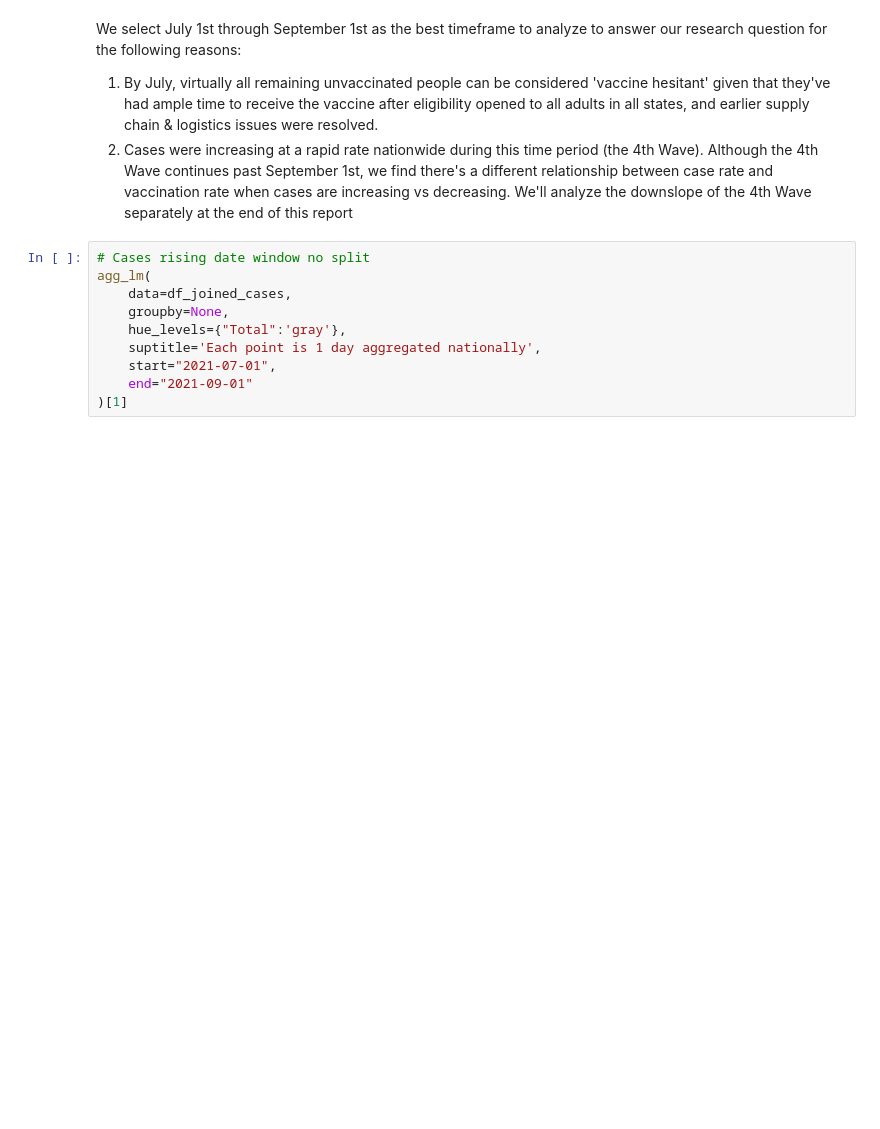
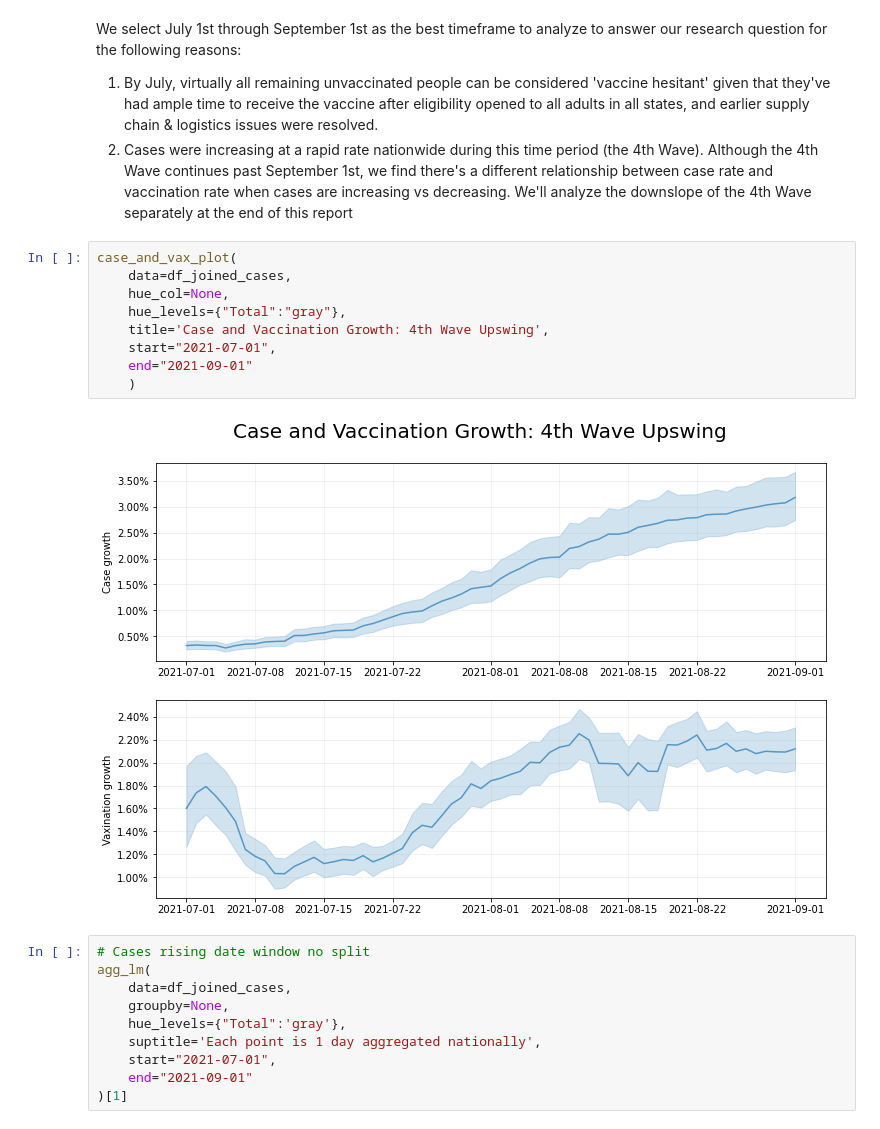
Before and after one commit to mraottth/API-201Z, a Jupyter notebook: Python/test_jupyter.ipynb, the cells around one changed output. Saved outputs shown, nothing was run; the diff lists cells and outputs as text; blank space fills up the shorter version.

```diff
--- a/Python/test_jupyter.ipynb
+++ b/Python/test_jupyter.ipynb
@@ -35,6 +35,17 @@ sns.lineplot(
 We select July 1st through September 1st as the best timeframe to analyze to answer our research question for the following reasons:
 1. By July, virtually all remaining unvaccinated people can be considered 'vaccine hesitant' given that they've had ample time to receive the vaccine after eligibility opened to all adults in all states, and earlier supply chain & logistics issues were resolved.
 2. Cases were increasing at a rapid rate nationwide during this time period (the 4th Wave). Although the 4th Wave continues past September 1st, we find there's a different relationship between case rate and vaccination rate when cases are increasing vs decreasing. We'll analyze the downslope of the 4th Wave separately at the end of this report
+# %%
+case_and_vax_plot(
+    data=df_joined_cases,
+    hue_col=None,
+    hue_levels={"Total":"gray"},
+    title='Case and Vaccination Growth: 4th Wave Upswing',
+    start="2021-07-01",
+    end="2021-09-01"
+    )
+# %% [output]
+[figure, added]
 # %%
 # Cases rising date window no split
 agg_lm(
```
Also changed, not shown: parts of 7 cells of this notebook, 1 other file.
